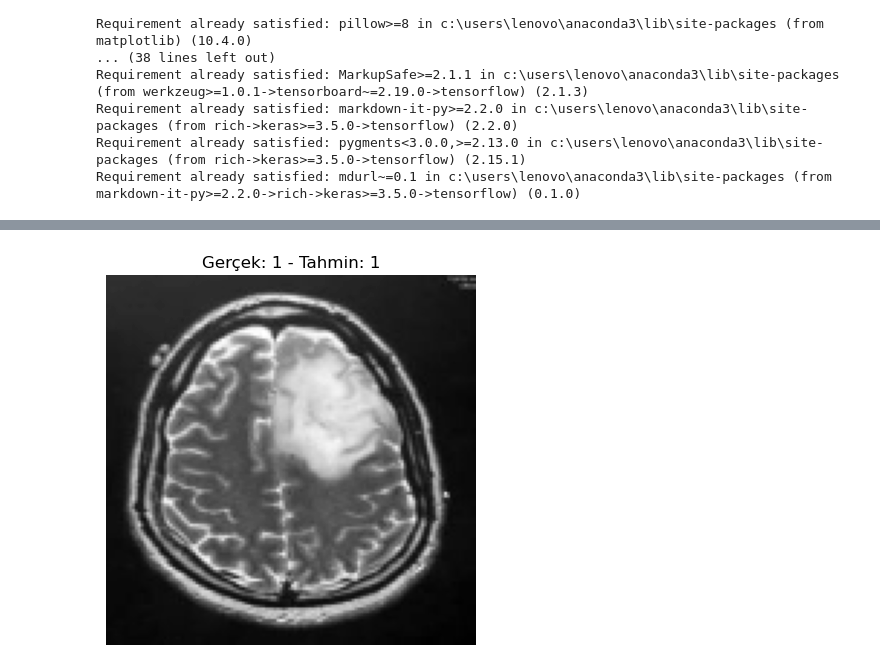
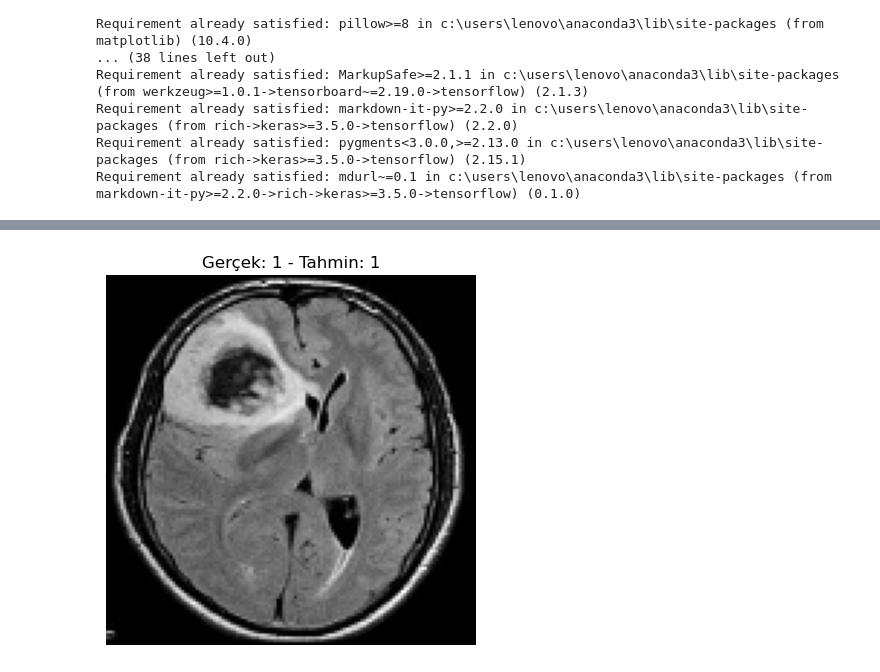
Before and after one commit to sudenurozturk/BrainTumorMRI, a Jupyter notebook: mr_code.ipynb, the cells around one changed output, grey strips where cells are left out. Drawn from its saved outputs; the diff is of its cells as text; code cells hidden in the pictures.

```diff
--- a/mr_code.ipynb
+++ b/mr_code.ipynb
@@ -125,8 +123,12 @@ weighted avg       0.83      0.82      0.82        51
 # %%
-index = 22
+import random
+import matplotlib.pyplot as plt
+
+index = random.randint(0, len(X_test) - 1)
+
 plt.imshow(X_test[index].reshape(128, 128), cmap='gray')
 plt.title("Gerçek: {} - Tahmin: {}".format(y_test[index], y_pred_class[index][0]))
 plt.axis('off')
 plt.show()
 # %% [output]
-[figure, old version]
+[figure, new version]
```
Also changed, not shown: parts of 7 cells of this notebook.
